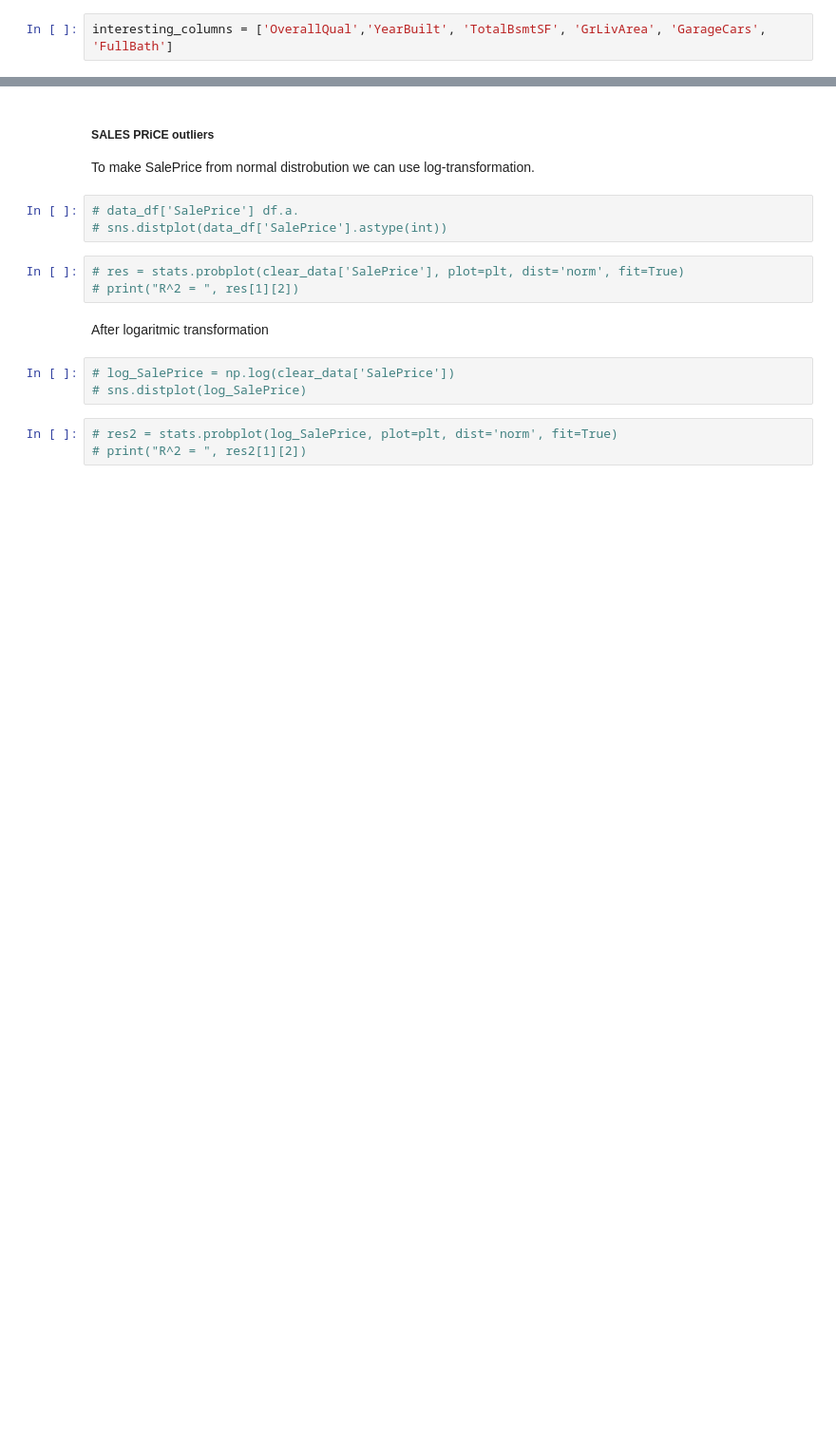
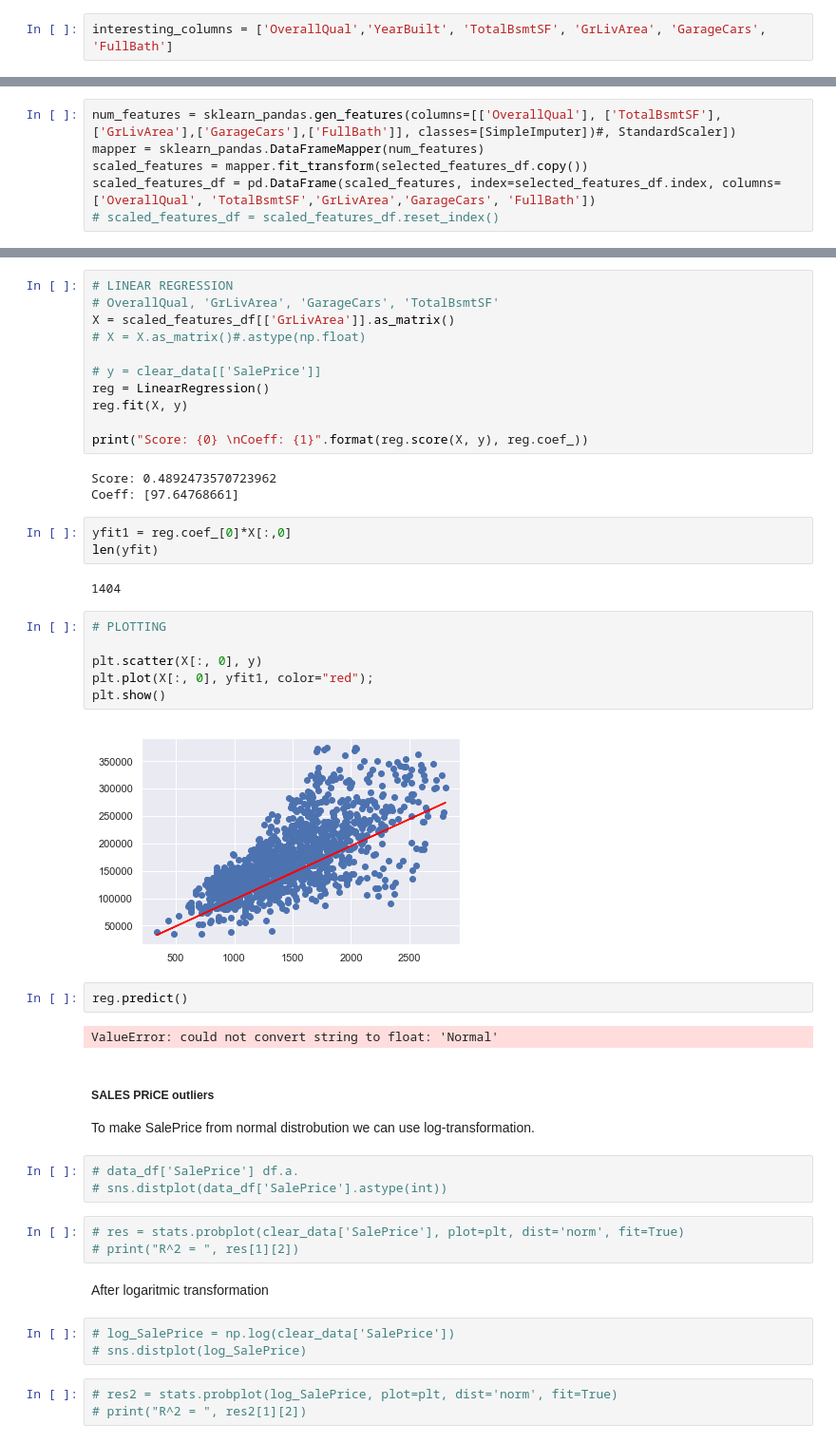
Before and after one commit to JoannaBroniarek/House-Prices-Advanced-Regression-Techniques, a Jupyter notebook: Kaggle_Project.ipynb, the cells around one changed output, grey strips where cells are left out. Shown at 95% size. Drawn from its saved outputs; the diff is of its cells as text; blank space fills up the shorter version.

```diff
--- a/Kaggle_Project.ipynb
+++ b/Kaggle_Project.ipynb
@@ -214,0 +272,6 @@ print(sns.__version__)
+# %%
+num_features = sklearn_pandas.gen_features(columns=[['OverallQual'], ['TotalBsmtSF'],['GrLivArea'],['GarageCars'],['FullBath']], classes=[SimpleImputer])#, StandardScaler])
+mapper = sklearn_pandas.DataFrameMapper(num_features)
+scaled_features = mapper.fit_transform(selected_features_df.copy())
+scaled_features_df = pd.DataFrame(scaled_features, index=selected_features_df.index, columns=['OverallQual', 'TotalBsmtSF','GrLivArea','GarageCars', 'FullBath'])
+# scaled_features_df = scaled_features_df.reset_index()
@@ -215,3 +287,34 @@ print(sns.__version__)
+# %%
+# LINEAR REGRESSION
+# OverallQual, 'GrLivArea', 'GarageCars', 'TotalBsmtSF'
+X = scaled_features_df[['GrLivArea']].as_matrix()
+# X = X.as_matrix()#.astype(np.float)
+
+# y = clear_data[['SalePrice']]
+reg = LinearRegression()
+reg.fit(X, y)
+
+print("Score: {0} \nCoeff: {1}".format(reg.score(X, y), reg.coef_))
+# %% [output]
+Score: 0.4892473570723962
+Coeff: [97.64768661]
+# %%
+yfit1 = reg.coef_[0]*X[:,0]
+len(yfit)
+# %% [output]
+1404
+# %%
+# PLOTTING
+
+plt.scatter(X[:, 0], y)
+plt.plot(X[:, 0], yfit1, color="red");
+plt.show()
+# %% [output]
+[figure, added]
+# %%
+reg.predict()
+# %% [output]
+ValueError: could not convert string to float: 'Normal'
 # %% [markdown]
 ##### SALES PRiCE outliers
 To make SalePrice from normal distrobution we can use log-transformation.
```
Also changed, not shown: parts of 26 cells of this notebook.
